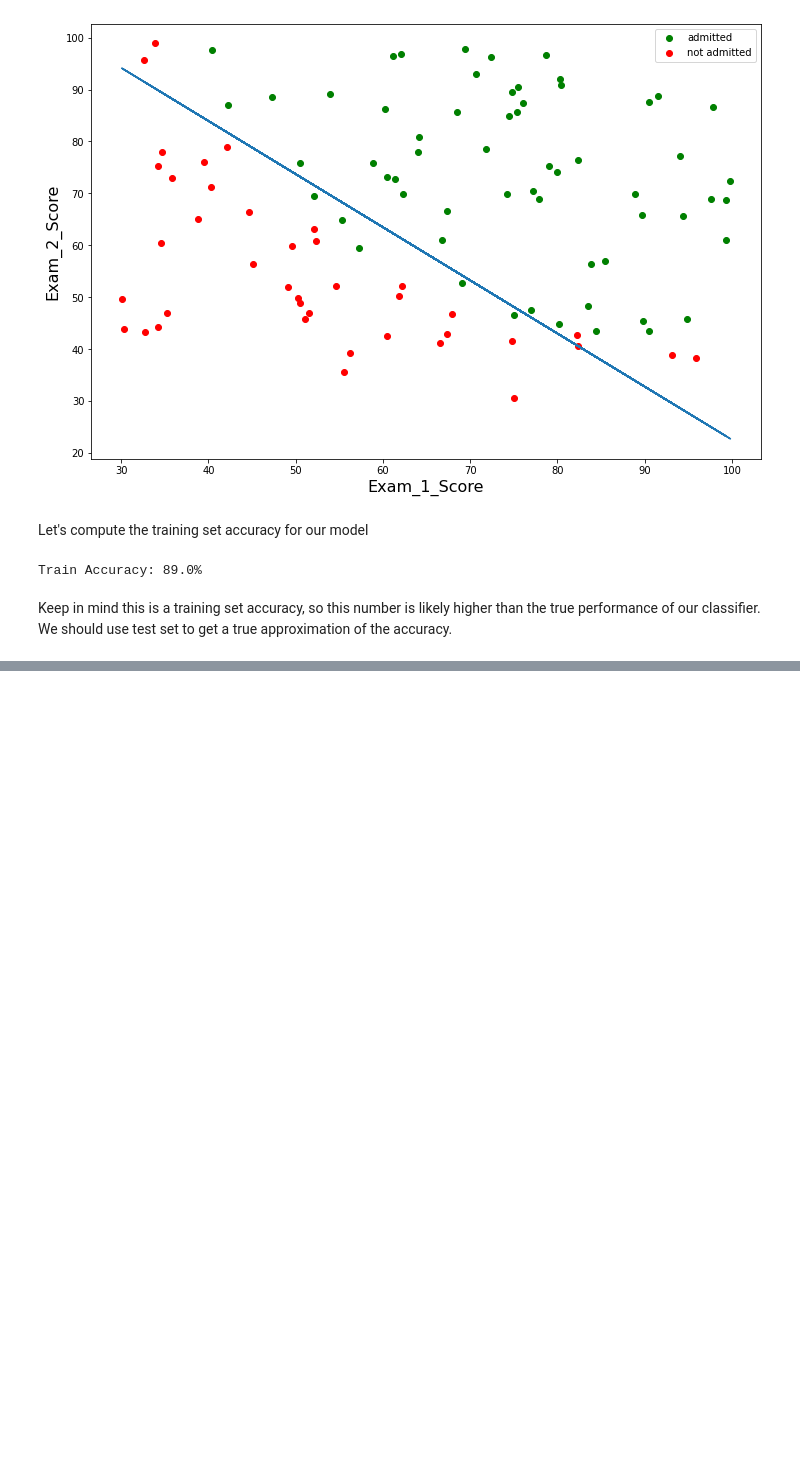
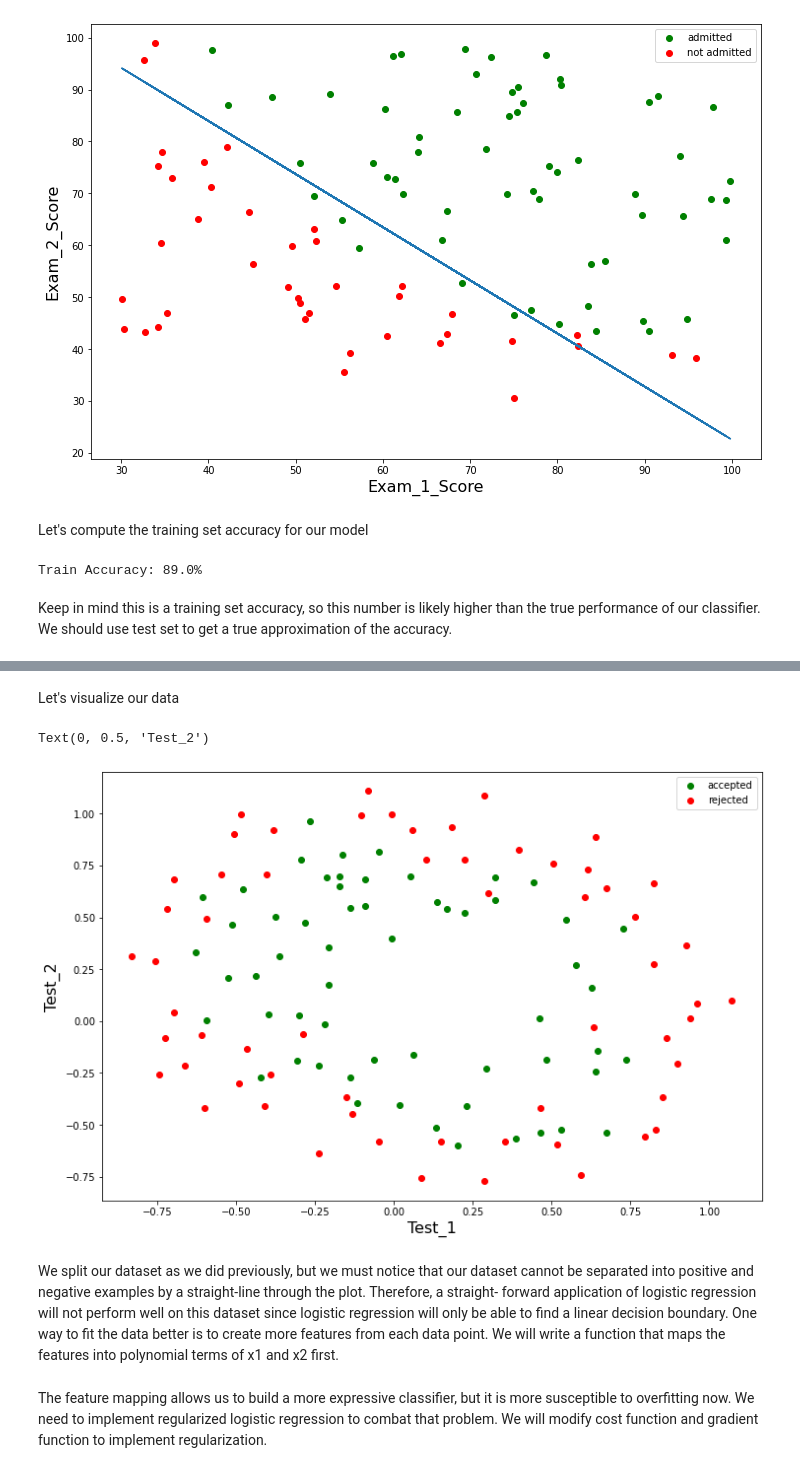
Before and after one commit to KOLA16/ML-exercises, a Jupyter notebook: notebooks/logistic-regression.ipynb, the cells around one changed output, grey strips where cells are left out. Cells and saved outputs as stored; diff of their text form; code cells hidden in the pictures; blank space fills up the shorter version.

Commit message:
Add the regularized logistic regression exercise

```diff
--- a/notebooks/logistic-regression.ipynb
+++ b/notebooks/logistic-regression.ipynb
@@ -238,0 +253,4 @@ Keep in mind this is a training set accuracy, so this number is likely higher th
+# %%
+path = open(r'C:\Users\Igor Kolasa\ML-exercises\data\ex2data2.txt')
+data = pd.read_csv(path, names=['Test_1', 'Test_2', 'Accepted'])
+data.head()
@@ -238,0 +264,23 @@ Keep in mind this is a training set accuracy, so this number is likely higher th
+# %% [markdown]
+Let's visualize our data
+# %%
+accepted = data.loc[data['Accepted'] == 1]
+rejected = data.loc[data['Accepted'] == 0]
+
+fig, ax = plt.subplots()
+fig.set_size_inches(12, 8)
+ax.scatter(accepted['Test_1'], accepted['Test_2'], c='green', label='accepted')
+ax.scatter(rejected['Test_1'], rejected['Test_2'], c='red', label='rejected')
+ax.legend()
+
+ax.set_xlabel('Test_1', fontsize=16)
+ax.set_ylabel('Test_2', fontsize=16)
+# %% [output]
+Text(0, 0.5, 'Test_2')
+[figure, added]
+# %% [markdown]
+We split our dataset as we did previously, but we must notice that our dataset cannot be separated into positive and negative examples by a straight-line through the plot. Therefore, a straight-
+forward application of logistic regression will not perform well on this dataset
+since logistic regression will only be able to find a linear decision boundary.
+One way to fit the data better is to create more features from each data
+point. We will write a function that maps the features into polynomial terms of x1 and x2 first.
@@ -238,0 +311,2 @@ Keep in mind this is a training set accuracy, so this number is likely higher th
+# %% [markdown]
+The feature mapping allows us to build a more expressive classifier, but it is more susceptible to overfitting now. We need to implement regularized logistic regression to combat that problem. We will modify cost function and gradient function to implement regularization.
```
Also changed, not shown: parts of 20 cells of this notebook.
